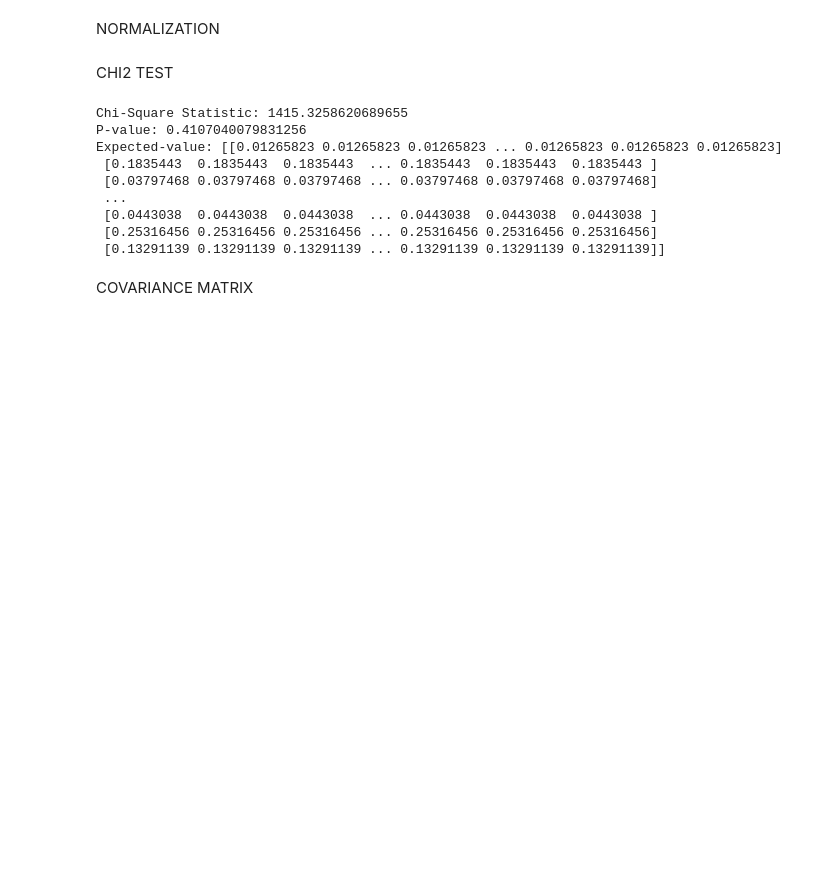
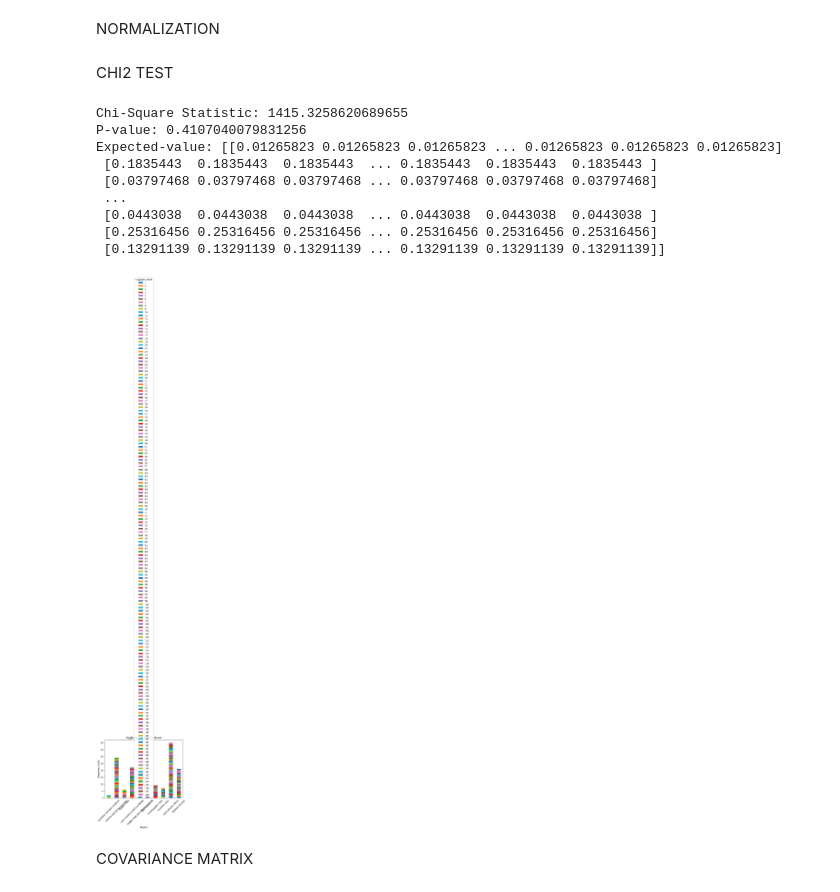
Before and after one commit to GOPIKA-S-S/ML-Component1, a Jupyter notebook: Untitled0.ipynb, the cells around one changed output. Cells and saved outputs as stored; diff of their text form; code cells hidden in the pictures; blank space fills up the shorter version.

```diff
--- a/Untitled0.ipynb
+++ b/Untitled0.ipynb
@@ -193,16 +193,14 @@ Expected-value: [[0.01265823 0.01265823 0.01265823 ... 0.01265823 0.01265823 0.0
  [0.13291139 0.13291139 0.13291139 ... 0.13291139 0.13291139 0.13291139]]
 # %%
 
-contingency_table.plot(kind="bar", stacked=True)
-plt.title("Category Distribution by Gender")
-plt.xlabel("Gender")
-plt.ylabel("Count")
-plt.xticks(rotation=0)
-plt.legend(title="Category")
+contingency_table.plot(kind="bar",stacked=True)
+plt.title("Region by Happiness Score")
+plt.xlabel("Region")
+plt.ylabel("Happiness Score")
+plt.xticks(rotation=45)
 plt.show()
-
-print("Chi-Square Statistic:",chi2_stat)
-print("p-value:", p_val)
+# %% [output]
+[figure, added]
 # %% [markdown]
 COVARIANCE MATRIX
 # %%
```
Also changed, not shown: parts of 2 cells of this notebook.
